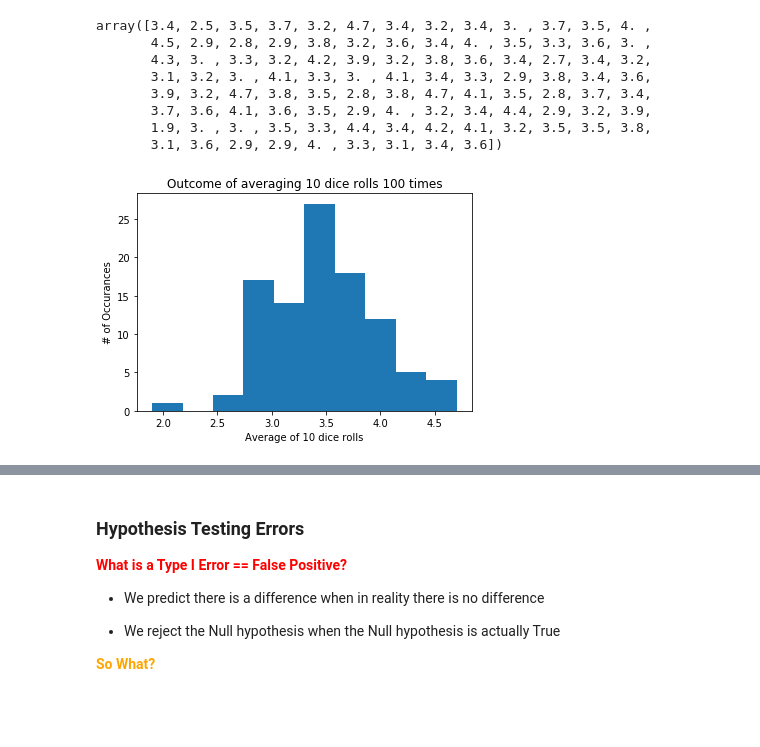
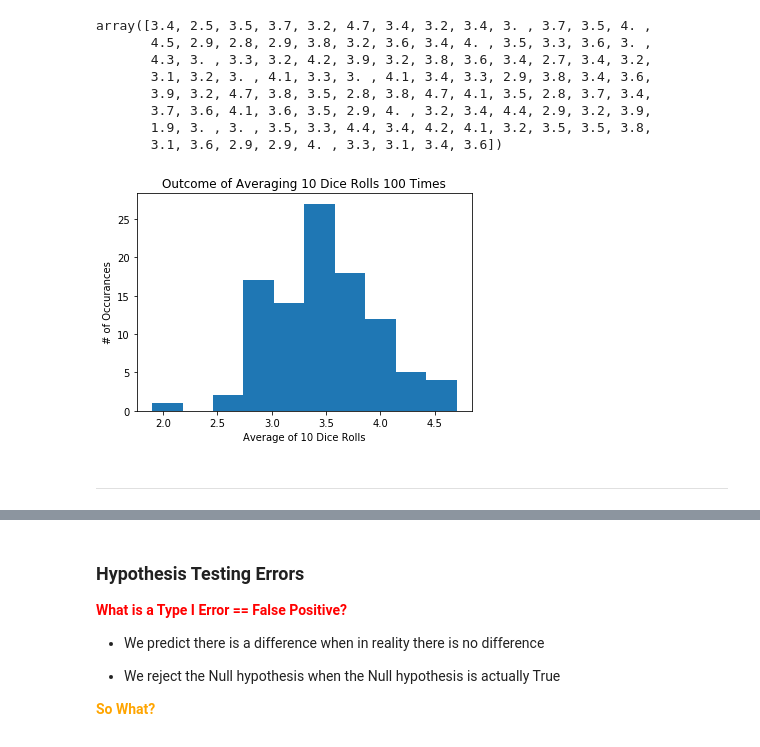
Before and after one commit to faithkane3/e_stats, a Jupyter notebook: stats_review.ipynb, the cells around one changed output, grey strips where cells are left out. Drawn from its saved outputs; the diff is of its cells as text; code cells hidden in the pictures; blank space fills up the shorter version.

```diff
--- a/stats_review.ipynb
+++ b/stats_review.ipynb
@@ -123,8 +215,11 @@ __________________________
 
 - The Central Limit Theorem and an appropriate sample size allow us to get around the problems of skewed, real-world data distributions, assume our sample data is normally distributed, and run our hypotheses tests.
 # %%
-n_dice_per_experiment = ncols = 10
-n_experiments = nrows = 100
+# n_dice_per_experiment = ncols
+ncols = 10
+
+# n_experiments = nrows
+nrows = 100
 # %%
 # Create 2-d array of random numbers between 1 and 6 to represent ten dice rolls for each column
 
@@ -153,13 +248,15 @@ array([3.4, 2.5, 3.5, 3.7, 3.2, 4.7, 3.4, 3.2, 3.4, 3. , 3.7, 3.5, 4. ,
 # %%
 # Visualize the distribution of 100 observations of 10 dice rolls
 
 plt.hist(calculated_averages)
-plt.xlabel(f'Average of {n_dice_per_experiment} dice rolls')
+plt.xlabel(f'Average of {ncols} Dice Rolls')
 plt.ylabel('# of Occurances')
-plt.title(f'Outcome of averaging {n_dice_per_experiment} dice rolls {n_experiments} times')
+plt.title(f'Outcome of Averaging {ncols} Dice Rolls {nrows} Times')
 plt.show()
 # %% [output]
-[figure, old version]
+[figure, new version]
+# %% [markdown]
+___
 # %% [markdown]
 ## Hypothesis Testing - Overview
 
```
Also changed, not shown: parts of 22 cells of this notebook, 4 other files.
